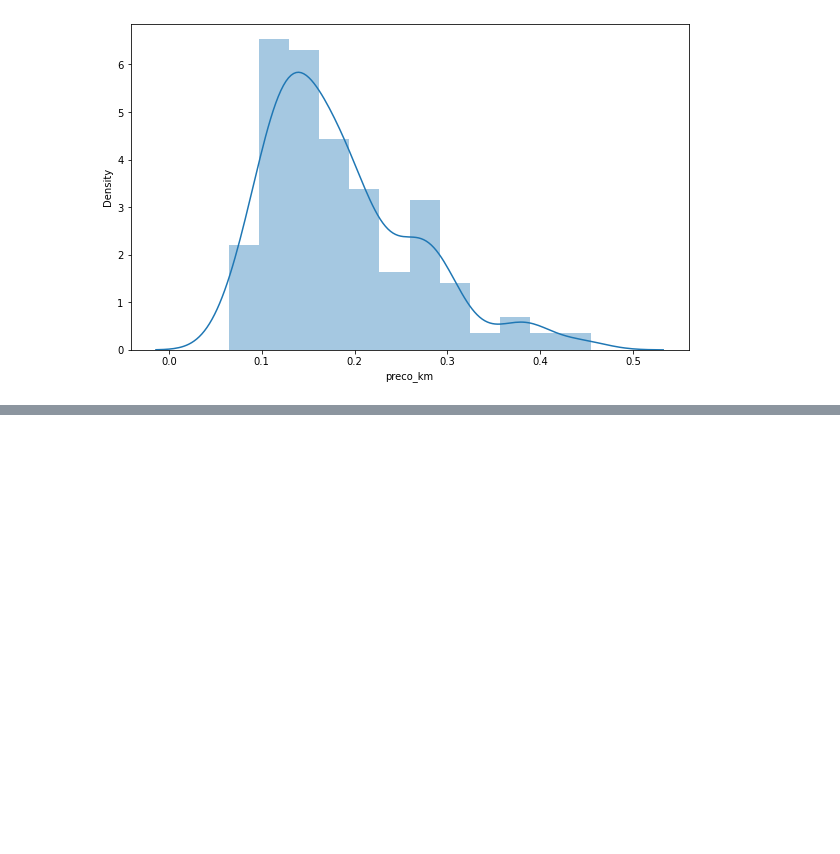
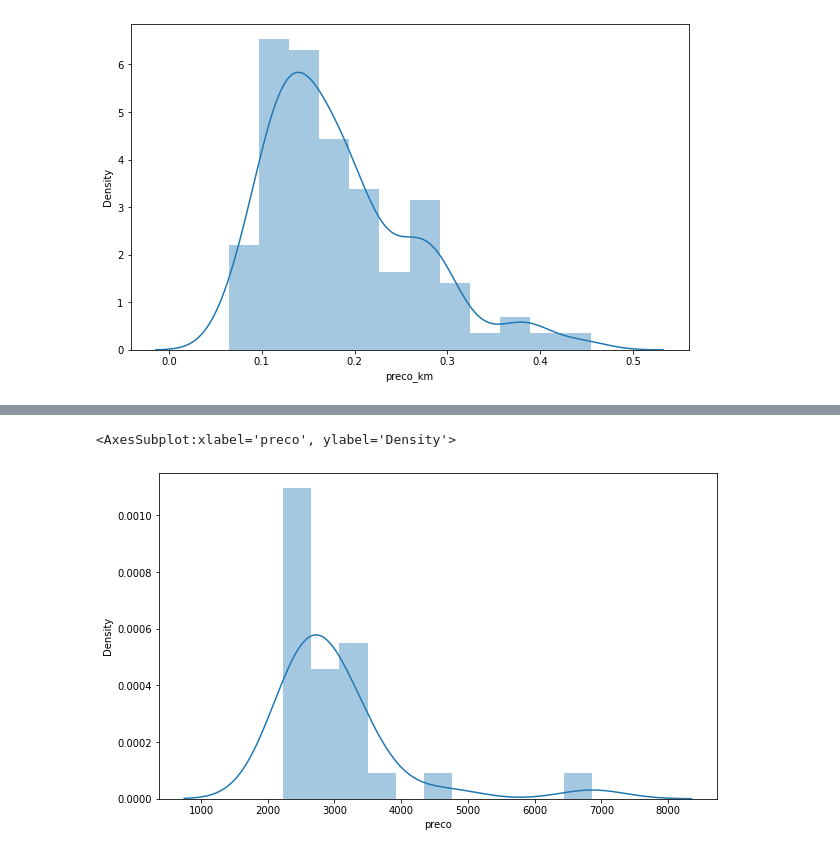
Before and after one commit to Rozana-Malta/predicao_custo_locacao, a Jupyter notebook: predicao_preco_locacao/main.ipynb, the cells around one changed output, grey strips where cells are left out. Saved outputs shown, nothing was run; the diff lists cells and outputs as text; code cells hidden in the pictures; blank space fills up the shorter version.

```diff
--- a/predicao_preco_locacao/main.ipynb
+++ b/predicao_preco_locacao/main.ipynb
@@ -71,0 +89,2 @@ X_train, X_test, y_train, y_test = train_test_split(X, y, test_size=0.3, random_
+# %%
+rent = pd.read_excel('precos_porto_seguro.xlsx', sheet_name='rent_cars')
@@ -71,0 +100,7 @@ X_train, X_test, y_train, y_test = train_test_split(X, y, test_size=0.3, random_
+# %%
+import matplotlib.pyplot as plt
+f, ax = plt.subplots(figsize=(10,6))
+sns.distplot(rent['preco'])
+# %% [output]
+<AxesSubplot:xlabel='preco', ylabel='Density'>
+[figure, added]
```
Also changed, not shown: parts of 18 cells of this notebook.
